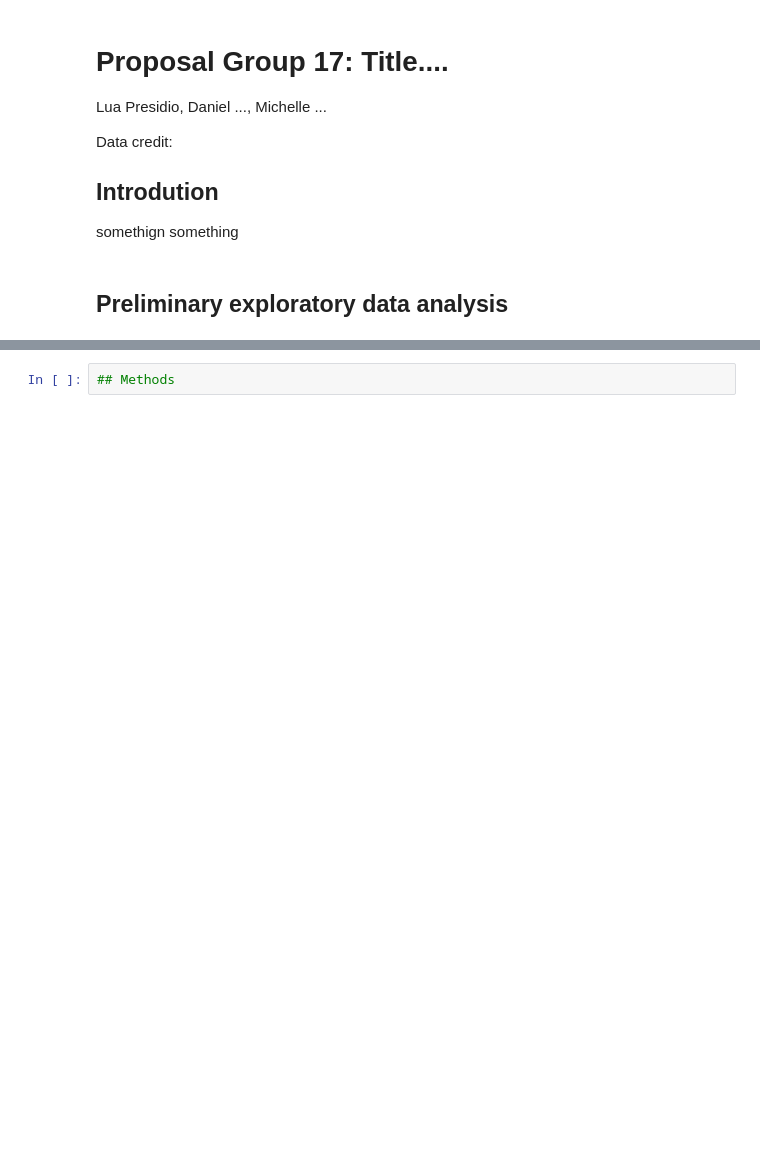
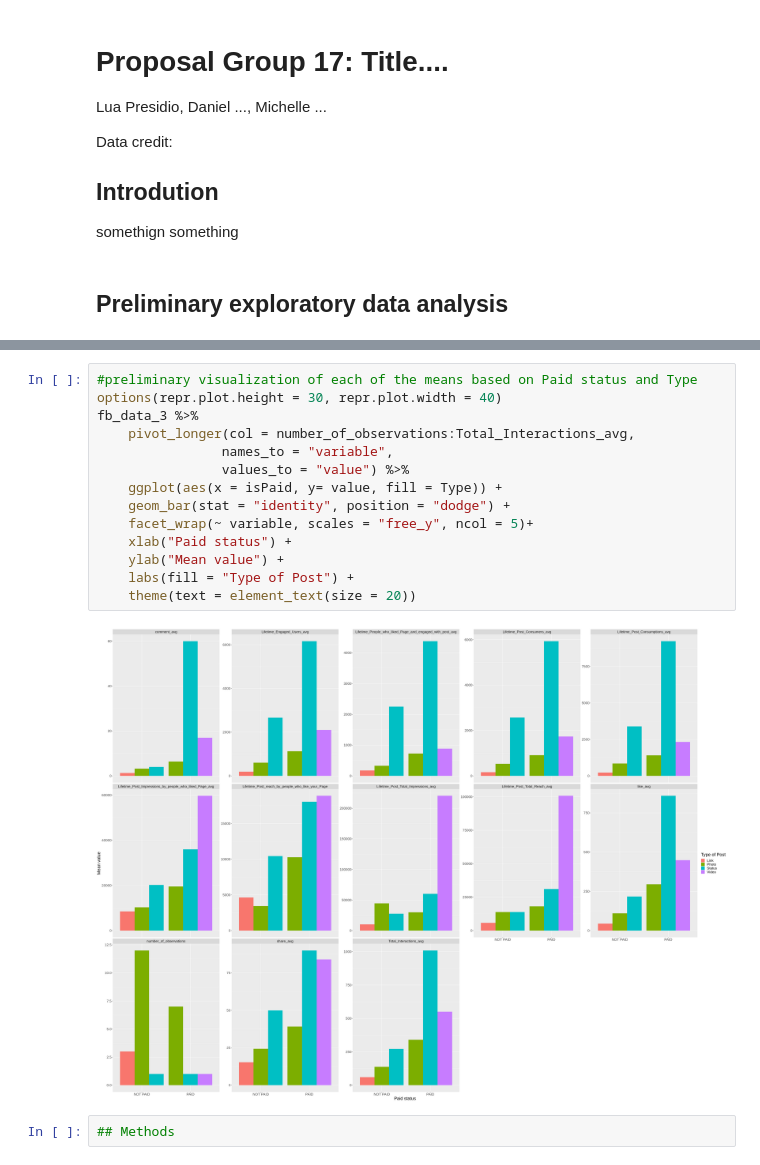
Before and after one commit to danielhou13/DSCI-100-Project-gr-17, a Jupyter notebook: Proposal.ipynb, the cells around one changed output, grey strips where cells are left out. Cells and saved outputs as stored; diff of their text form; blank space fills up the shorter version.

```diff
--- a/Proposal.ipynb
+++ b/Proposal.ipynb
@@ -140,2 +131,18 @@ A grouped_df: 4 × 15
+# %%
+#preliminary visualization of each of the means based on Paid status and Type
+options(repr.plot.height = 30, repr.plot.width = 40)
+fb_data_3 %>%
+    pivot_longer(col = number_of_observations:Total_Interactions_avg,
+                names_to = "variable",
+                values_to = "value") %>%
+    ggplot(aes(x = isPaid, y= value, fill = Type)) +
+    geom_bar(stat = "identity", position = "dodge") +
+    facet_wrap(~ variable, scales = "free_y", ncol = 5)+
+    xlab("Paid status") +
+    ylab("Mean value") +
+    labs(fill = "Type of Post") +
+    theme(text = element_text(size = 20))
+# %% [output]
+[figure, added]
 # %%
 ## Methods
```
Also changed, not shown: parts of 3 cells of this notebook.
